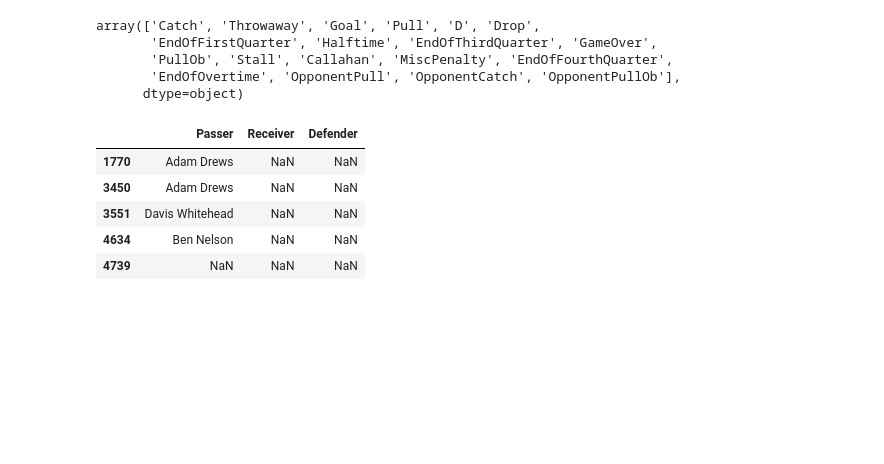
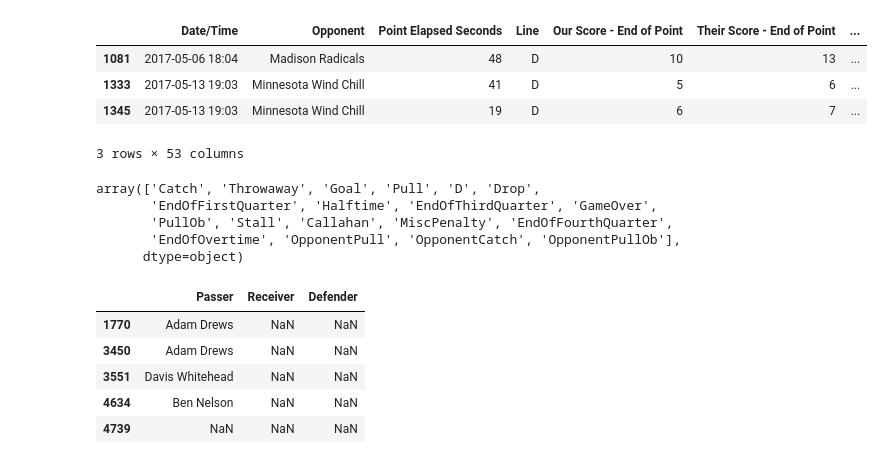
Before and after one commit to dfiorino/ultianalyticspull, a Jupyter notebook: examples/04_Individual-Stats.ipynb, the cells around one changed output. Cells and saved outputs as stored; diff of their text form; code cells hidden in the pictures; blank space fills up the shorter version.

```diff
--- a/examples/04_Individual-Stats.ipynb
+++ b/examples/04_Individual-Stats.ipynb
@@ -7,3 +7,11 @@ audl = pd.concat([pd.read_csv(dfteam, index_col=0) for dfteam in glob.glob('../o
+# %%
+audl[(audl.Action.isin(['Pull','PullOb']))&(audl.Defender=='Jimmy Robin')]
+# %% [output]
+|  | Date/Time | Opponent | Point Elapsed Seconds | Line | Our Score - End of Point | Their Score - End of Point | ... |
+| 1081 | 2017-05-06 18:04 | Madison Radicals | 48 | D | 10 | 13 | ... |
+| 1333 | 2017-05-13 19:03 | Minnesota Wind Chill | 41 | D | 5 | 6 | ... |
+| 1345 | 2017-05-13 19:03 | Minnesota Wind Chill | 19 | D | 6 | 7 | ... |
+3 rows × 53 columns
 # %%
 audl['Begin Area'].unique()
 audl['Action'].unique()
```
Also changed, not shown: parts of 6 cells of this notebook, 1 other file.
